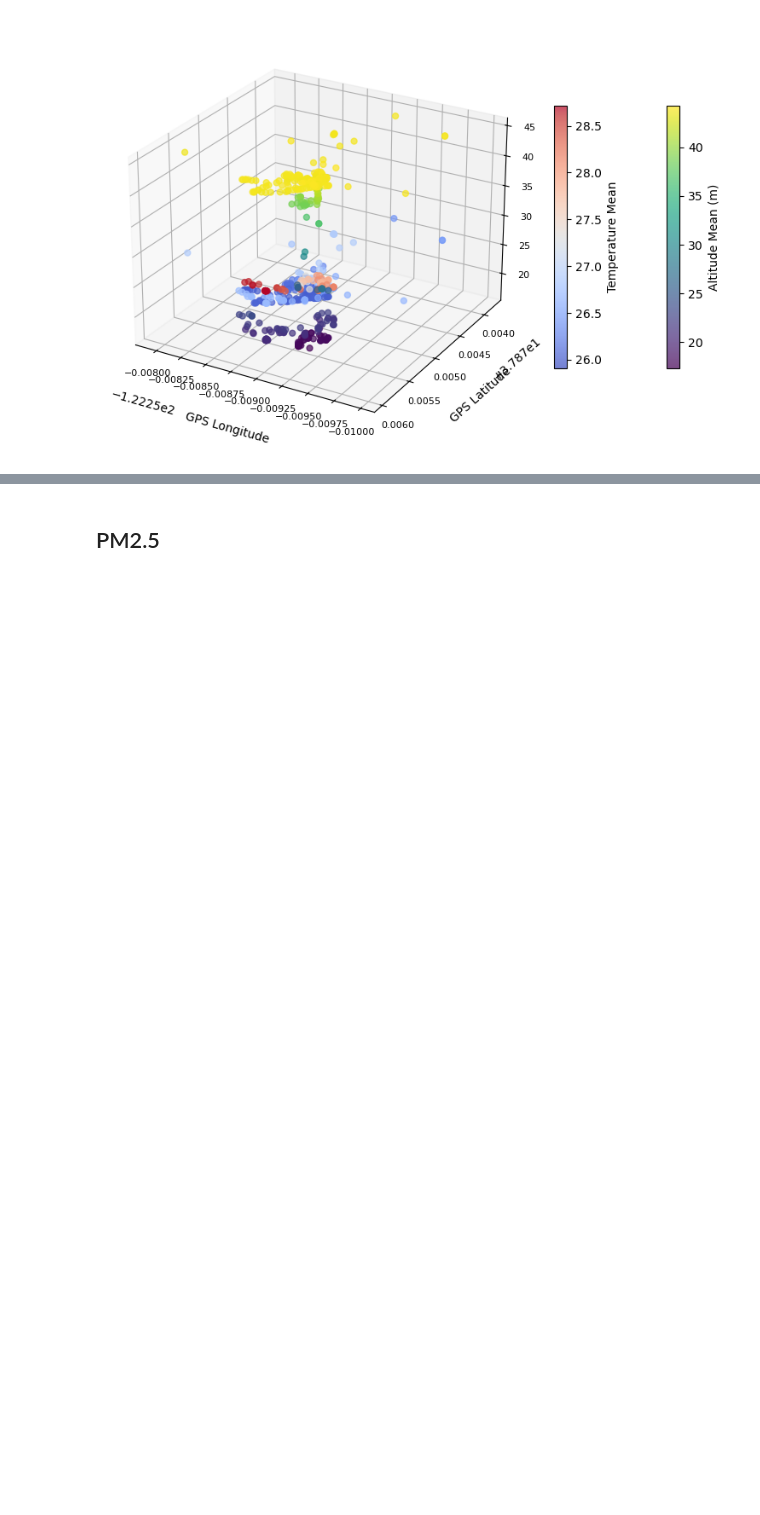
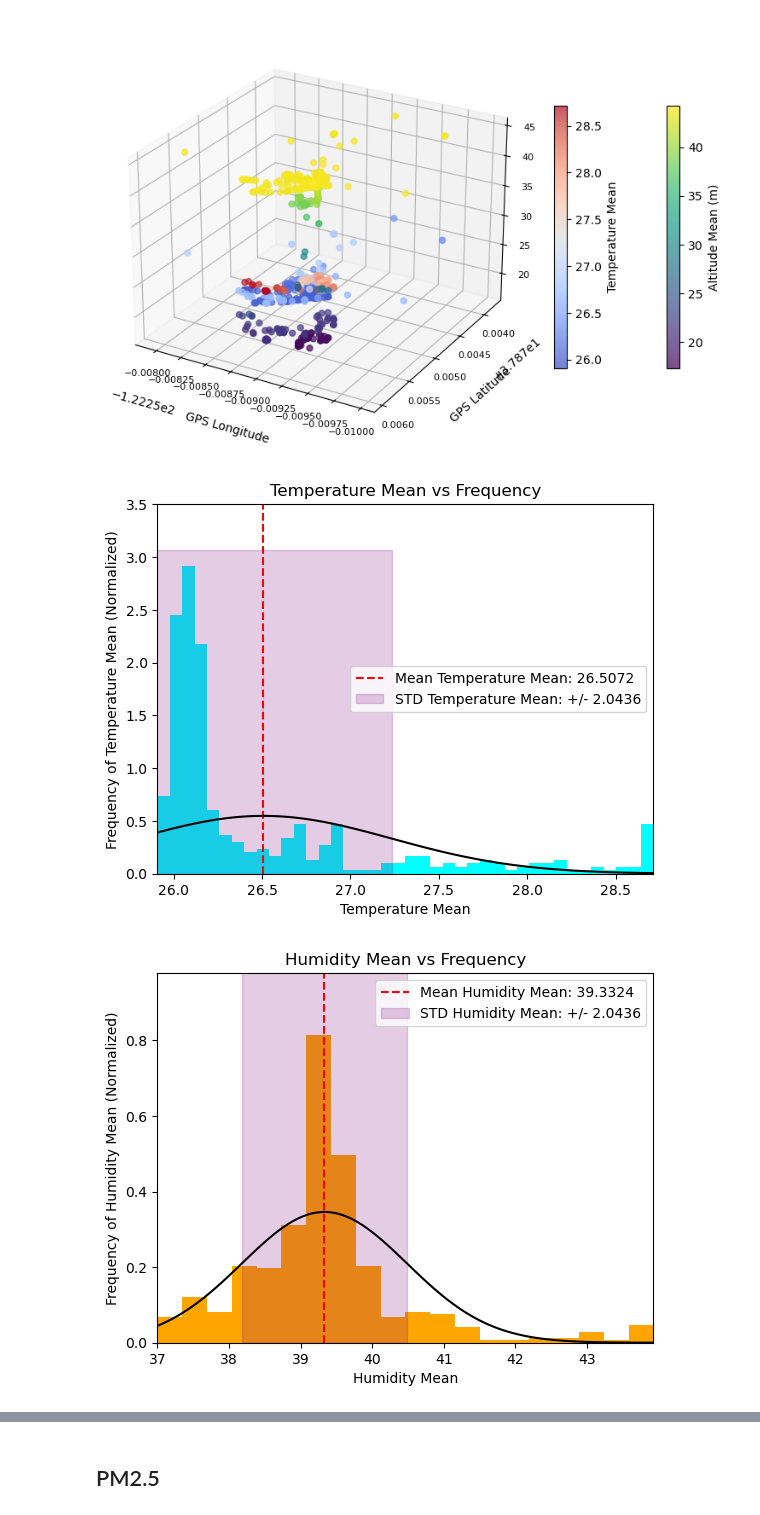
Before and after one commit to asifwaltz/Clever-KatRegOw-E11, a Jupyter notebook: Lab13/LabReport.ipynb, the cells around one changed output, grey strips where cells are left out. Saved outputs shown, nothing was run; the diff lists cells and outputs as text; code cells hidden in the pictures; blank space fills up the shorter version.

```diff
--- a/Lab13/LabReport.ipynb
+++ b/Lab13/LabReport.ipynb
@@ -197,3 +198,33 @@ ax.view_init(elev = 25, azim = 120)
 plt.show()
 # %% [output]
 [figure]
+# %%
+#temp_mean, hum_mean, press_mean, alt_mean
+fig, ax = plt.subplots()
+
+dataList = [GPSPTH["temp_mean"], GPSPTH["hum_mean"], GPSPTH["press_mean"], GPSPTH["alt_mean"]]
+binsList = [40, 20, 5, 5]
+colors = ["cyan", "orange", "purple", "blue"]
+labelList = ["Temperature Mean", "Humidity Mean", "Pressure Mean", "Altitude Mean"]
+for i in range(4):
+    mean, std = norm.fit(dataList[i])
+    x = np.linspace(dataList[i].min(), dataList[i].max(), 100)
+    pdf = norm.pdf(x, mean, std)
+
+    n, bins, patches = plt.hist(dataList[i], bins = binsList[i], density = True, color = colors[i])
+    plt.axvline(mean, color = "r", linestyle = "--", label = "Mean " + labelList[i] + ": " + str(round(mean, 4)))
+
+    x_fill = np.linspace(mean - std, mean + std, 100)
+    plt.fill_between(x_fill, 0, ax.get_ylim()[1], color = "purple", alpha = 0.2, label = "STD " + labelList[i] + ": +/- " + str(round(radStd, 4)))
+    plt.plot(x, pdf, color = "k")
+
+    plt.title(labelList[i] + " vs Frequency")
+    plt.xlabel(labelList[i])
+    plt.xlim(dataList[i].min(), dataList[i].max())
+    plt.ylabel("Frequency of " + labelList[i] + " (Normalized)")
+    plt.ylim(0, n.max() * 1.2)
+    plt.legend()
+    plt.show()
+# %% [output]
+[figure, added]
+[figure, added]
```
Also changed, not shown: parts of 6 cells of this notebook.
